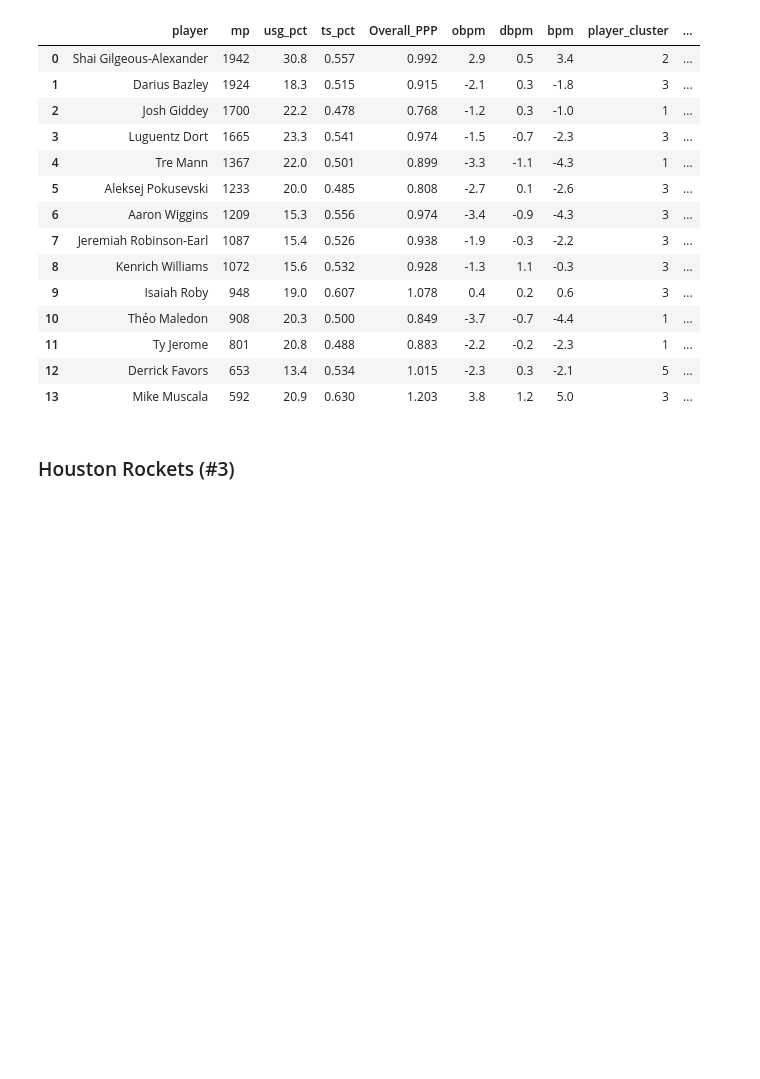
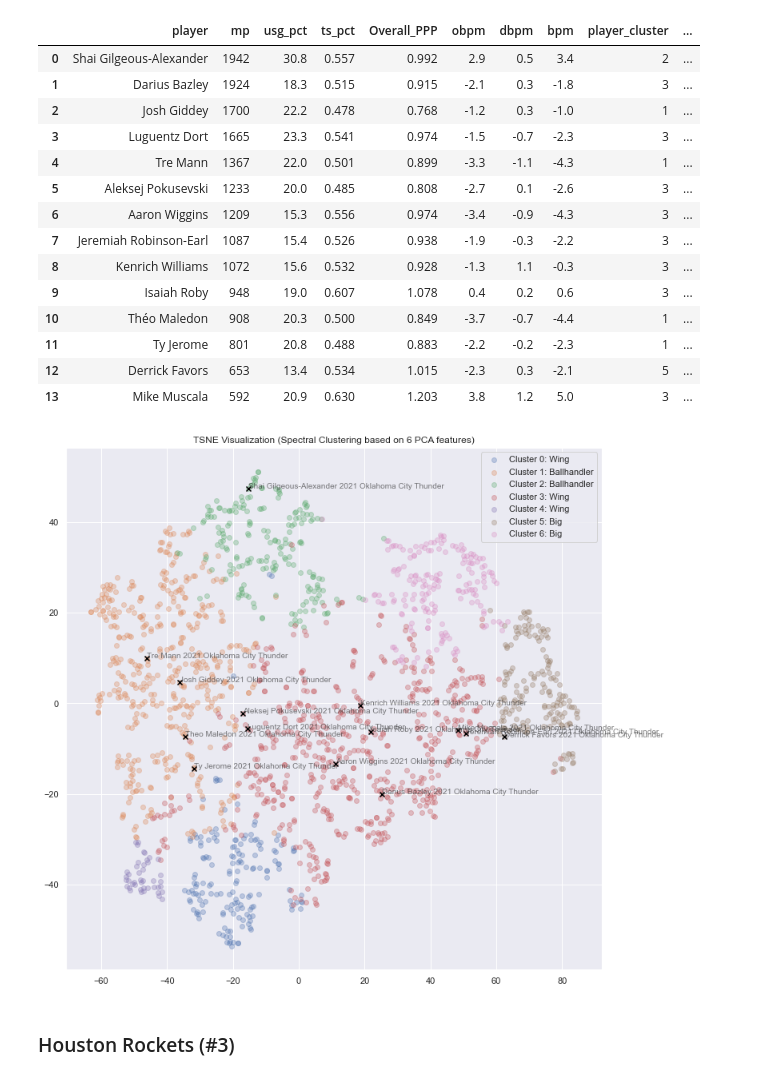
Before and after one commit to xulianrenzoku/synergy_clustering, a Jupyter notebook: nba_draft_22_materials.ipynb, the cells around one changed output. Drawn from its saved outputs; the diff is of its cells as text; code cells hidden in the pictures; blank space fills up the shorter version.

```diff
--- a/nba_draft_22_materials.ipynb
+++ b/nba_draft_22_materials.ipynb
@@ -119,6 +161,12 @@ display_team_distribution('Oklahoma City Thunder')
 | 11 | Ty Jerome | 801 | 20.8 | 0.488 | 0.883 | -2.2 | -0.2 | -2.3 | 1 | ... |
 | 12 | Derrick Favors | 653 | 13.4 | 0.534 | 1.015 | -2.3 | 0.3 | -2.1 | 5 | ... |
 | 13 | Mike Muscala | 592 | 20.9 | 0.630 | 1.203 | 3.8 | 1.2 | 5.0 | 3 | ... |
+# %%
+figsize(12, 12)
+lookup_idx = df[(df['team'] == 'Oklahoma City Thunder') & (df['season'] == 2021)].index
+plot_players(lookup_idx)
+# %% [output]
+[figure, added]
 # %% [markdown]
 ### Houston Rockets (#3)
 # %% [markdown]
```
Also changed, not shown: parts of 22 cells of this notebook.
